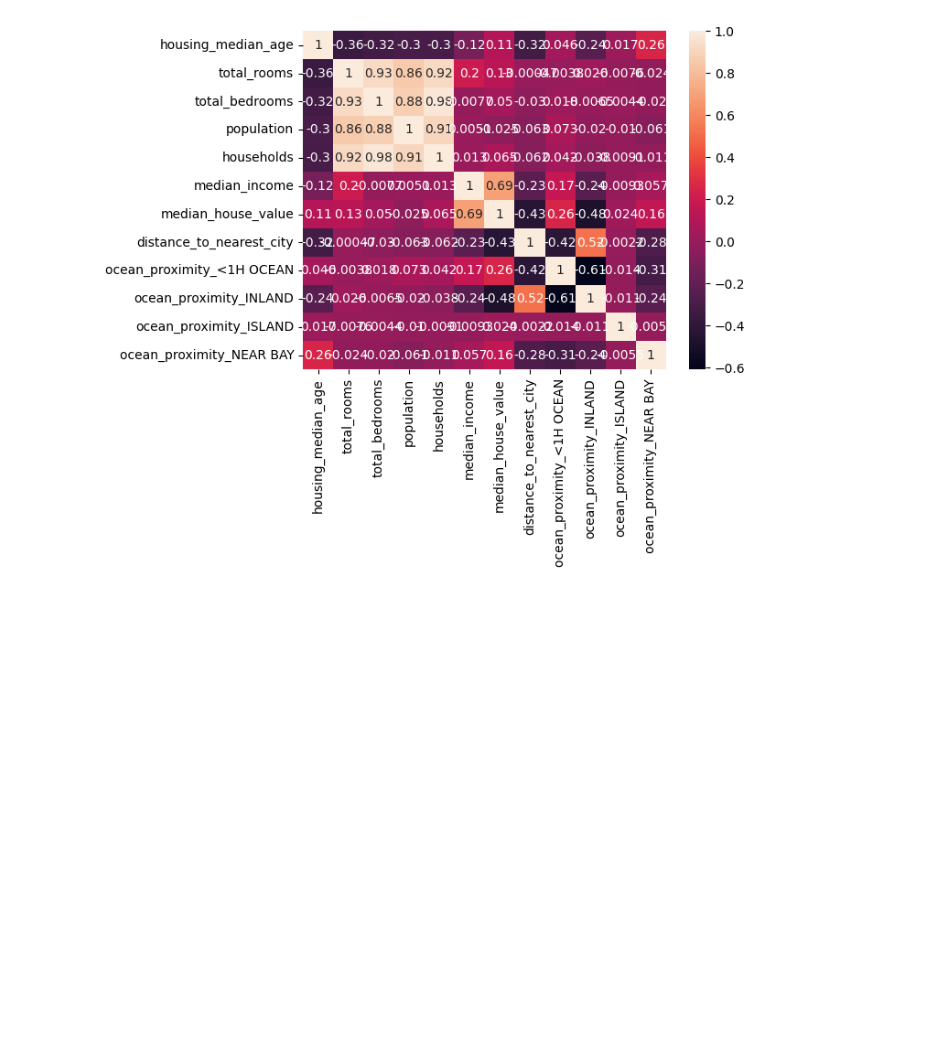
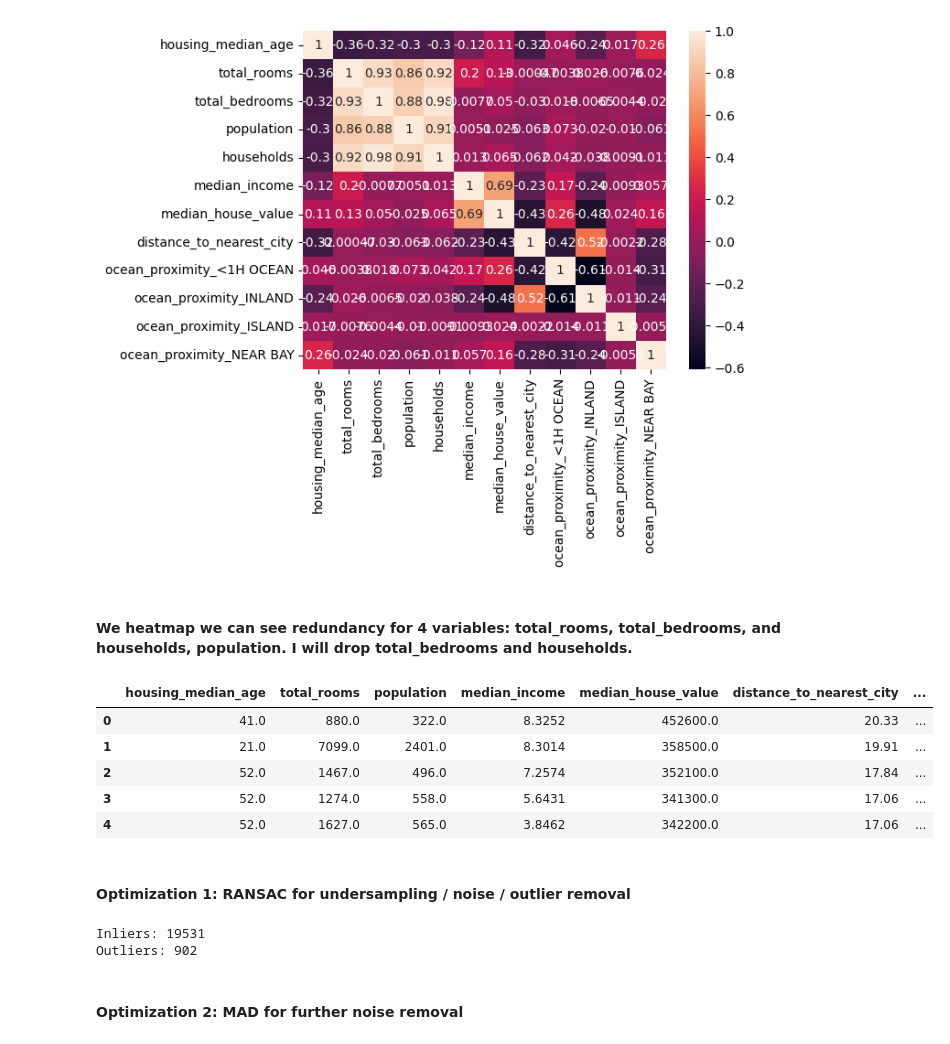
Before and after one commit to RovSveta/Advanced_Machine_Learning_Methods, a Jupyter notebook: Project_1/regression/data_pre_processing.ipynb, the cells around one changed output. Cells and saved outputs as stored; diff of their text form; code cells hidden in the pictures; blank space fills up the shorter version.

Commit message:
optimization_2

```diff
--- a/Project_1/regression/personal_analysis_notebook_reg.ipynb
+++ b/Project_1/regression/data_pre_processing.ipynb
@@ -74,12 +74,14 @@ df.head()
 | 4 | 52.0 | 1627.0 | 280.0 | 565.0 | 259.0 | 3.8462 | ... |
 # %%
 # just to confirm that just created column is correct, i will plot it against median house value.
-df["distance_bin"] = pd.cut(
-    df["distance_to_nearest_city"],
+
+df_binned = df.copy()
+df_binned["distance_bin"] = pd.cut(
+    df_binned["distance_to_nearest_city"],
     bins=[0, 50, 100, 150, 200, 250, 300, 350, 400, 450, 500]
 )
 
-grouped = df.groupby("distance_bin")["median_house_value"].mean()
+grouped = df_binned.groupby("distance_bin")["median_house_value"].mean()
 
 plt.figure()
 grouped.plot(kind="bar",  legend=False)
@@ -167,3 +167,19 @@ sns.heatmap(df.corr(numeric_only=True), annot=True)
 # %% [output]
 <Axes: >
 [figure]
+# %% [markdown]
+#### We heatmap we can see redundancy for 4 variables:  total_rooms, total_bedrooms, and households, population. I will drop total_bedrooms and households.
+# %%
+columns_to_drop = ['total_bedrooms', 'households']
+df = df.drop(columns=columns_to_drop)
+# %%
+df.head()
+# %% [output]
+|  | housing_median_age | total_rooms | population | median_income | median_house_value | distance_to_nearest_city | ... |
+| 0 | 41.0 | 880.0 | 322.0 | 8.3252 | 452600.0 | 20.33 | ... |
+| 1 | 21.0 | 7099.0 | 2401.0 | 8.3014 | 358500.0 | 19.91 | ... |
+| 2 | 52.0 | 1467.0 | 496.0 | 7.2574 | 352100.0 | 17.84 | ... |
+| 3 | 52.0 | 1274.0 | 558.0 | 5.6431 | 341300.0 | 17.06 | ... |
+| 4 | 52.0 | 1627.0 | 565.0 | 3.8462 | 342200.0 | 17.06 | ... |
+# %% [markdown]
+####  Optimization 1: RANSAC for undersampling / noise / outlier removal
@@ -169,0 +202,25 @@ sns.heatmap(df.corr(numeric_only=True), annot=True)
+# %%
+# Apply RANSAC:
+# initalize RANSAC regressor and fit our data
+# RANSAC needs a threshold in order to process data
+# since our data is heavily skewed, we're gonna use this trick
+ransac = RANSACRegressor(residual_threshold=np.std(y) * 1.5)
+ransac.fit(X, y)
+
+# now we have split the result into
+# inliers and outliers
+# inliers => good data, follows the distribution nicely
+# outliers => are far away from the main distribution
+# the ~-sign (tilde) in pandas DataFrames means "the opposite of"
+# so in this case => get everything from DataFrame EXCEPT the inliers
+inlier_mask = ransac.inlier_mask_
+outliers = df[~inlier_mask]
+inliers = df[inlier_mask]
+
+print(f"Inliers: {len(inliers)}")
+print(f"Outliers: {len(outliers)}")
+# %% [output]
+Inliers: 19531
+Outliers: 902
+# %% [markdown]
+####  Optimization 2: MAD for further noise removal
```
Also changed, not shown: parts of 4 cells of this notebook.
